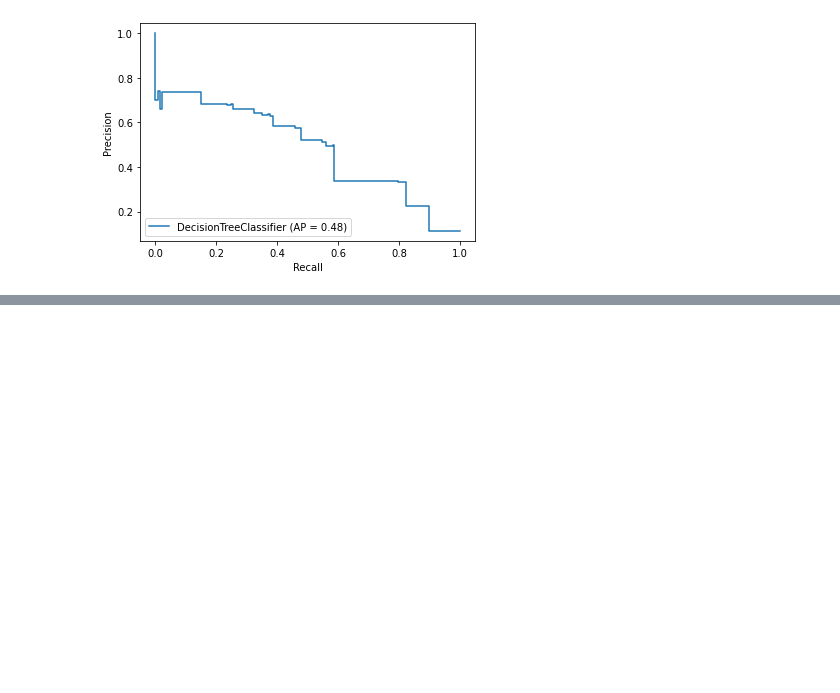
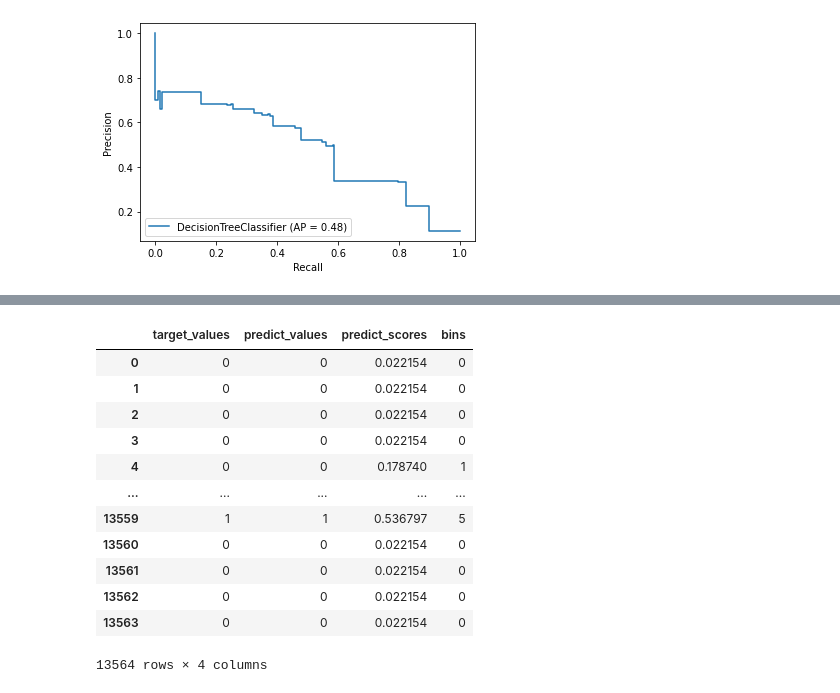
Before and after one commit to baomdoan/Classification-Practice, a Jupyter notebook: Bank Data.ipynb, the cells around one changed output, grey strips where cells are left out. Cells and saved outputs as stored; diff of their text form; code cells hidden in the pictures; blank space fills up the shorter version.

```diff
--- a/Bank Data.ipynb
+++ b/Bank Data.ipynb
@@ -406,0 +448,5 @@ target_values
+# %%
+bank_test_y=pd.DataFrame()
+bank_test_y['values']=bank_y_test
+bank_test_y.reset_index(drop=True,inplace=True)
+bank_test_y
@@ -406,0 +467,22 @@ target_values
+# %%
+# Making a bins score dataframe with the predict scores and its predicted values along with the target values for comparison
+bins_score = pd.DataFrame()
+bins_score['target_values']=bank_test_y['values'].tolist()
+bins_score['predict_values']=bank_y_pred
+bins_score['predict_scores']=bank_test_score
+bins_score['bins']=pd.cut(bins_score['predict_scores'],bins,labels=list(range(0,10)),include_lowest=True)
+bins_score
+# %% [output]
+|  | target_values | predict_values | predict_scores | bins |
+| 0 | 0 | 0 | 0.022154 | 0 |
+| 1 | 0 | 0 | 0.022154 | 0 |
+| 2 | 0 | 0 | 0.022154 | 0 |
+| 3 | 0 | 0 | 0.022154 | 0 |
+| 4 | 0 | 0 | 0.178740 | 1 |
+| ... | ... | ... | ... | ... |
+| 13559 | 1 | 1 | 0.536797 | 5 |
+| 13560 | 0 | 0 | 0.022154 | 0 |
+| 13561 | 0 | 0 | 0.022154 | 0 |
+| 13562 | 0 | 0 | 0.022154 | 0 |
+| 13563 | 0 | 0 | 0.022154 | 0 |
+13564 rows × 4 columns
```
Also changed, not shown: parts of 13 cells of this notebook.
